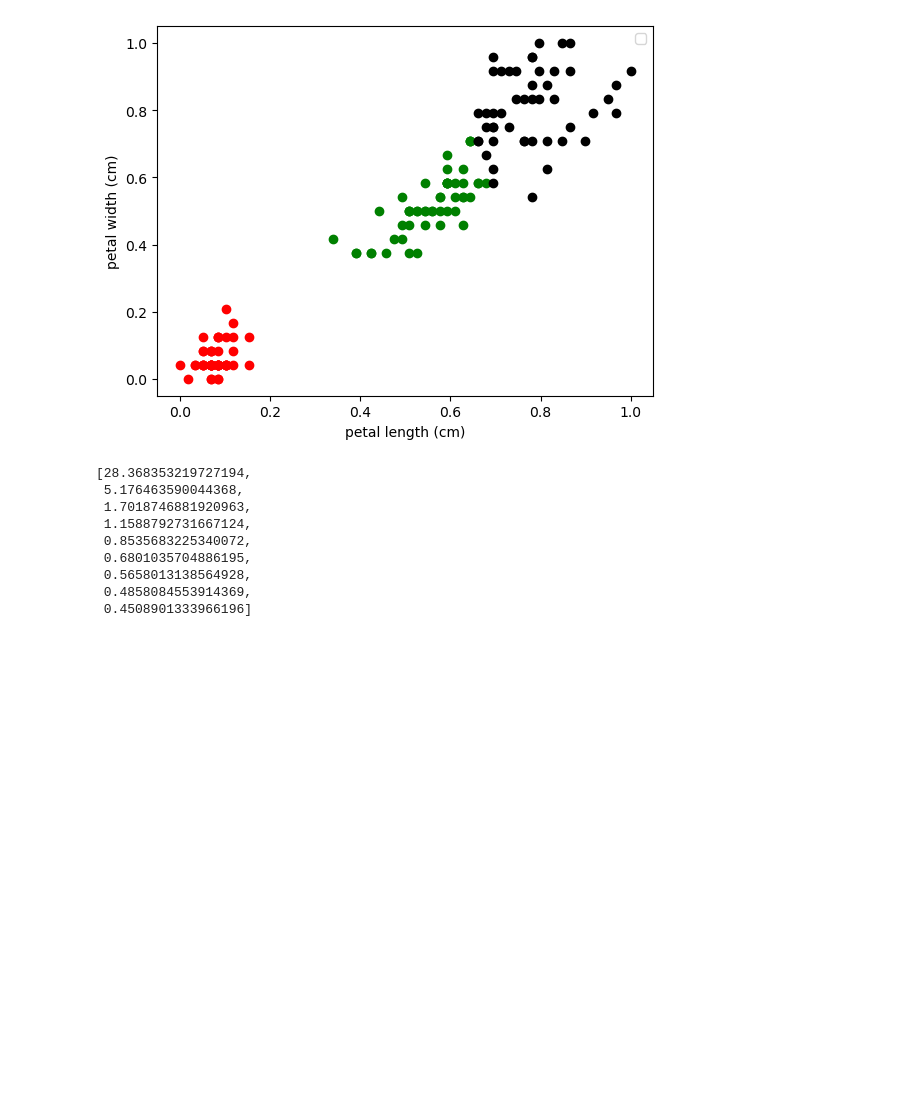
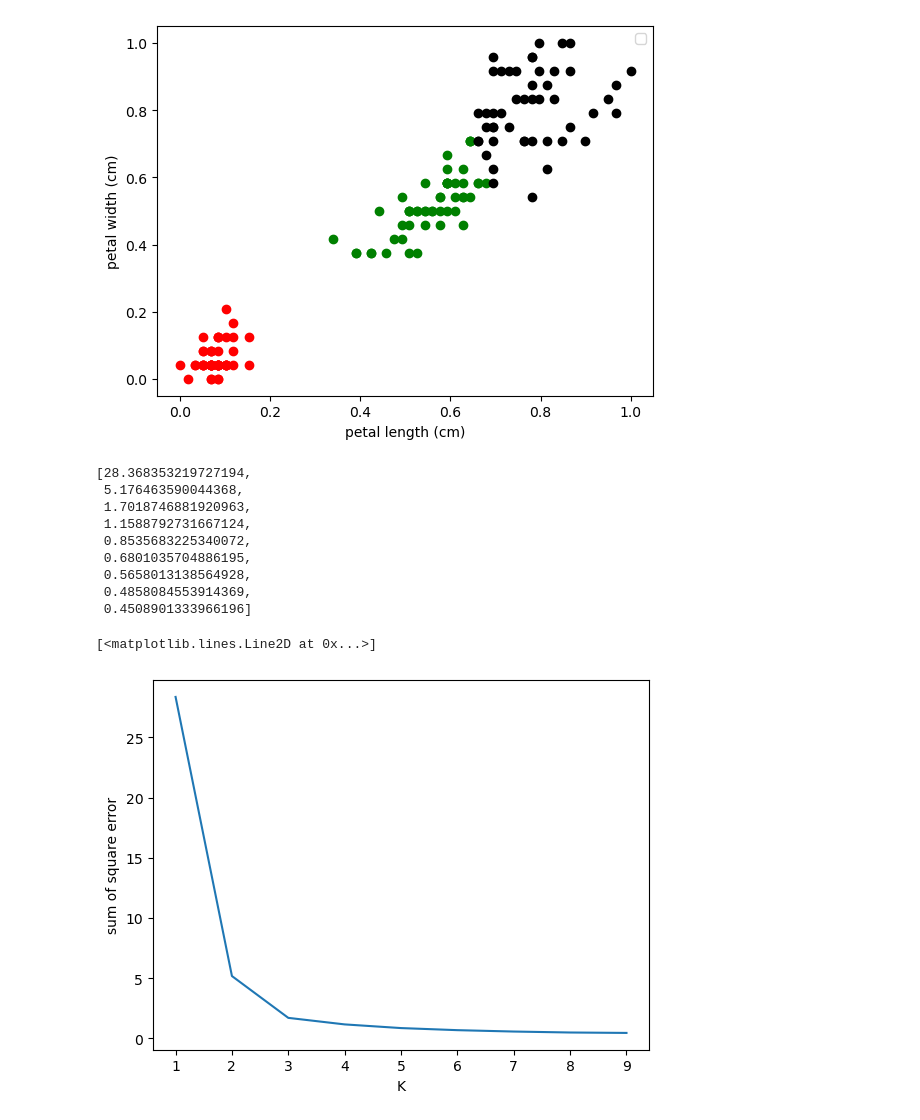
Before and after one commit to Sejan157218/flower_predictor_ML, a Jupyter notebook: k_means_clustering/k_fold_cross_validation.ipynb, the cells around one changed output. Drawn from its saved outputs; the diff is of its cells as text; code cells hidden in the pictures; blank space fills up the shorter version.

```diff
--- a/k_means_clustering/k_fold_cross_validation.ipynb
+++ b/k_means_clustering/k_fold_cross_validation.ipynb
@@ -147,0 +146,7 @@ plt.xlabel
+# %%
+plt.xlabel('K')
+plt.ylabel("sum of square error")
+plt.plot(k_rng, sse)
+# %% [output]
+[<matplotlib.lines.Line2D at 0x...>]
+[figure, added]
```
Also changed, not shown: parts of 1 cell of this notebook.
